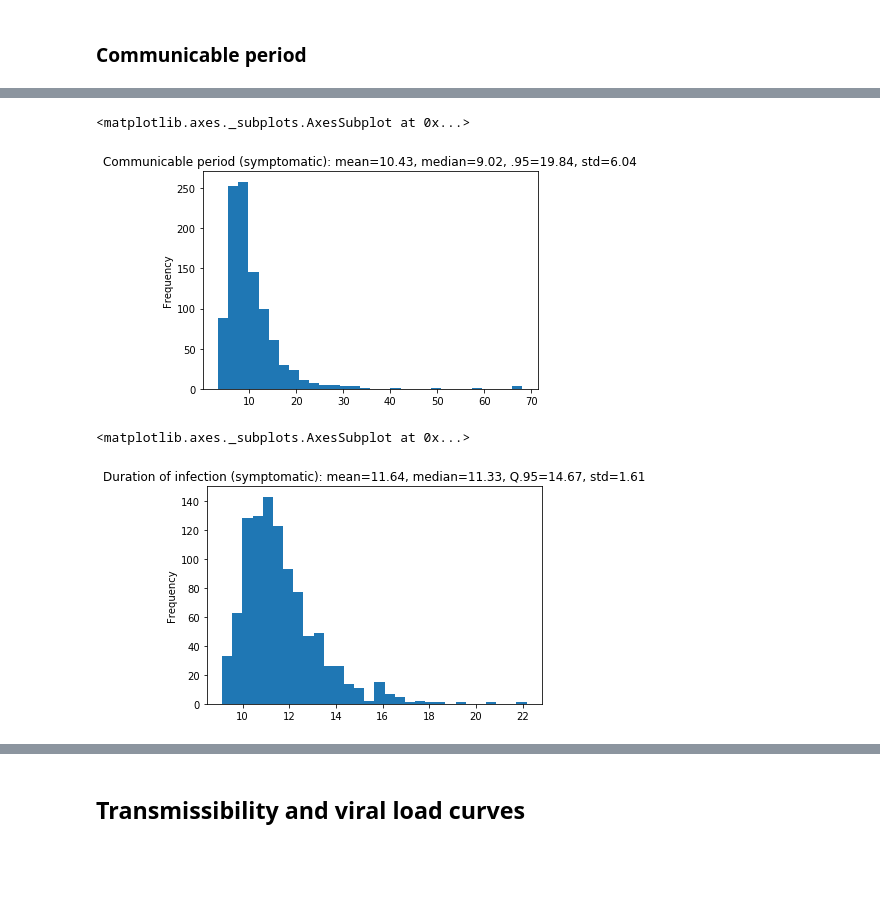
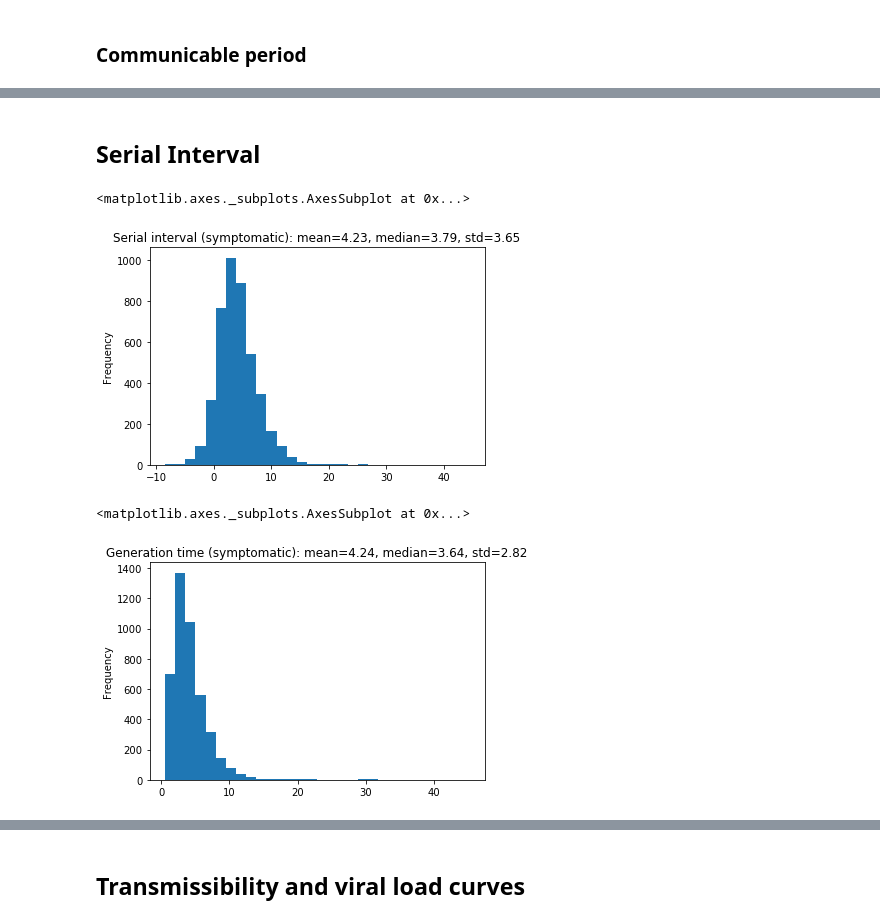
Before and after one commit to ictr/covid19-outbreak-simulator, a Jupyter notebook: applications/model_stats.ipynb, the cells around one changed output, grey strips where cells are left out. Saved outputs shown, nothing was run; the diff lists cells and outputs as text; code cells hidden in the pictures; blank space fills up the shorter version.

```diff
--- a/applications/model_stats.ipynb
+++ b/applications/model_stats.ipynb
@@ -141,32 +218,34 @@ ifn.plot.hist( bins=30,
+# %% [markdown]
+## Serial Interval
 # %%
 model.params.set('prop_asym_carriers', 'loc', 0)
 model.params.set('prop_asym_carriers', 'scale', 0)
 
-infections = []
-cp = []
-du = []
+si = []
+gt = []
+
 with open(os.devnull, 'w') as logger:
     logger.id = 1
     model.draw_prop_asym_carriers()
-    model.params.set('symptomatic_r0', 'loc', 2.1)
-    model.params.set('symptomatic_r0', 'quantile_2.5', 1.4)
-    for i in range(1000):
+    for i in range(5000):
         ind = Individual(id='0', susceptibility=1, model=model, logger=logger)
         evts = ind.symptomatic_infect(time=0, by=None,
                                      handle_symptomatic=['keep'])
-        cp.append(ind.communicable_period())
-        du.append(ind.total_duration())
+        for evt in [x for x in evts if x.action.name == 'INFECTION']:
+            gt.append(evt.time)
+            si.append(evt.time + ind.model.draw_random_incubation_period() - ind.incubation_period)
+            break
 
-cp = pd.Series(cp)
-cp.plot.hist( bins=30,
-         title=f'Communicable period (symptomatic): mean={cp.mean():.2f}, median={cp.median():.2f}, .95={cp.quantile(0.95):.2f}, std={cp.std():.2f}')
+ssi = pd.Series(si)
+ssi.plot.hist( bins=30,
+         title=f'Serial interval (symptomatic): mean={ssi.mean():.2f}, median={ssi.median():.2f}, std={ssi.std():.2f}')
 # %% [output]
 <matplotlib.axes._subplots.AxesSubplot at 0x...>
-[figure, old version]
+[figure, new version]
 # %%
-du = pd.Series(du)
-du.plot.hist( bins=30,
-         title=f'Duration of infection (symptomatic): mean={du.mean():.2f}, median={du.median():.2f}, Q.95={du.quantile(0.95):.2f}, std={du.std():.2f}')
+sgt = pd.Series(gt)
+sgt.plot.hist( bins=30,
+         title=f'Generation time (symptomatic): mean={sgt.mean():.2f}, median={sgt.median():.2f}, std={sgt.std():.2f}')
 # %% [output]
 <matplotlib.axes._subplots.AxesSubplot at 0x...>
-[figure, old version]
+[figure, new version]
```
Also changed, not shown: parts of 16 cells of this notebook, 3 other files.
